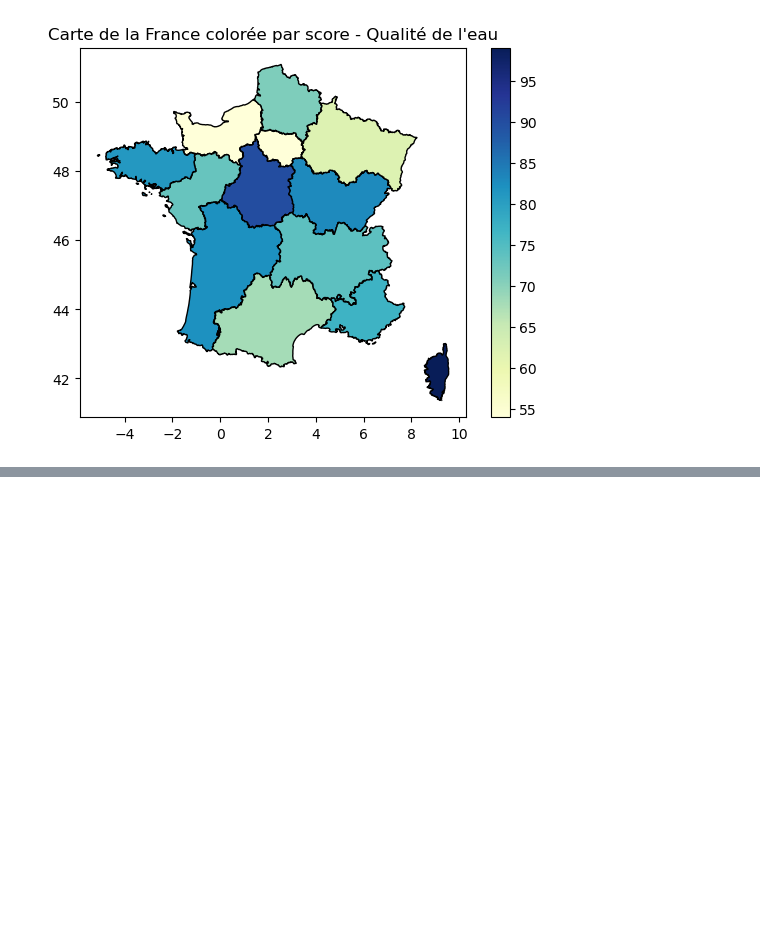
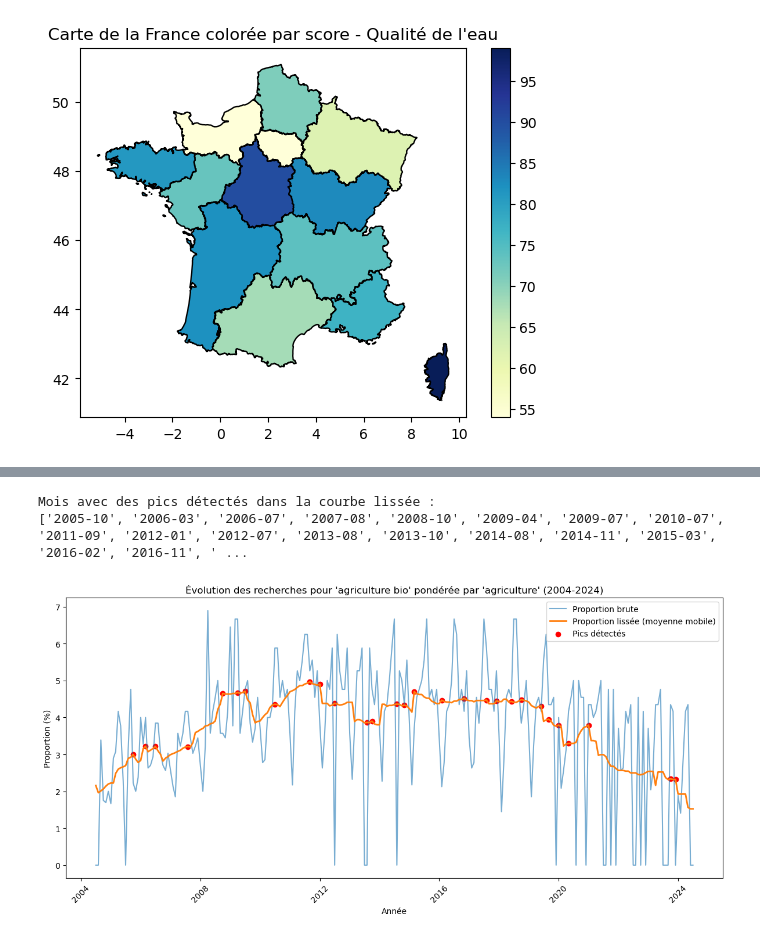
Before and after one commit to ElisefontaineEnsae/AgricultureBio_France, a Jupyter notebook: perception_bio/google_trend.ipynb, the cells around one changed output, grey strips where cells are left out. Drawn from its saved outputs; the diff is of its cells as text; code cells hidden in the pictures; blank space fills up the shorter version.

```diff
--- a/perception_bio/google_trend.ipynb
+++ b/perception_bio/google_trend.ipynb
@@ -340,0 +481,67 @@ Les données pour 'qualité de l'eau' ont été récupérées avec succès.
+# %%
+from scipy.signal import argrelextrema
+
+# Initialiser PyTrends
+pytrends = TrendReq(hl='fr-FR', tz=360)
+
+# Liste des mots-clés
+keywords = ["agriculture bio", "agriculture"]
+
+# Définir la période de temps (2004-2024, car Google Trends commence en 2004)
+start_date = '2004-01-01'
+end_date = '2024-12-31'
+
+# Construire la requête pour les mots-clés
+try:
+    pytrends.build_payload(keywords, geo='FR', timeframe=f'{start_date} {end_date}')
+
+    # Récupérer les données d'intérêt au fil du temps
+    data = pytrends.interest_over_time()
+
+    # Vérifier que les données contiennent des résultats valides
+    if data.empty:
+        print("Aucune donnée disponible pour les mots-clés fournis.")
+    else:
+        # Calculer le ratio (agriculture bio / agriculture) * 100
+        data['ratio'] = (data['agriculture bio'] / data['agriculture']) * 100
+
+        # Appliquer un lissage avec une moyenne mobile (fenêtre de 12 mois)
+        data['smoothed_ratio'] = data['ratio'].rolling(window=12, center=True).mean()
+
+        # Identifier les pics locaux (maxima) dans la courbe lissée
+        data = data.dropna()  # Supprimer les valeurs NaN après le lissage
+        peaks_indices = argrelextrema(data['smoothed_ratio'].values, comparator=lambda x, y: x > y)[0]
+        peaks_months = data.iloc[peaks_indices].index.strftime('%Y-%m').tolist()
+
+        print("Mois avec des pics détectés dans la courbe lissée :")
+        print(peaks_months)
+
+        # Créer le graphique
+        plt.figure(figsize=(12, 6))
+
+        # Tracer le ratio brut
+        plt.plot(data.index, data['ratio'], label="Proportion brute", alpha=0.6)
+
+        # Tracer le ratio lissé
+        plt.plot(data.index, data['smoothed_ratio'], label="Proportion lissée (moyenne mobile)", linewidth=2)
+
+        # Mettre en évidence les pics détectés
+        plt.scatter(data.iloc[peaks_indices].index, data.iloc[peaks_indices]['smoothed_ratio'], color='red', label="Pics détectés")
+
+        # Ajouter les labels et la légende
+        plt.title("Évolution des recherches pour 'agriculture bio' pondérée par 'agriculture' (2004-2024)")
+        plt.xlabel("Année")
+        plt.ylabel("Proportion (%)")
+        plt.legend()
+
+        # Afficher le graphique
+        plt.xticks(rotation=45)
+        plt.tight_layout()
+        plt.show()
+
+except Exception as e:
+    print(f"Erreur lors de la récupération des données : {e}")
+# %% [output]
+Mois avec des pics détectés dans la courbe lissée :
+['2005-10', '2006-03', '2006-07', '2007-08', '2008-10', '2009-04', '2009-07', '2010-07', '2011-09', '2012-01', '2012-07', '2013-08', '2013-10', '2014-08', '2014-11', '2015-03', '2016-02', '2016-11', ' ...
+[figure, added]
```
Also changed, not shown: parts of 5 cells of this notebook, 11 other files.
